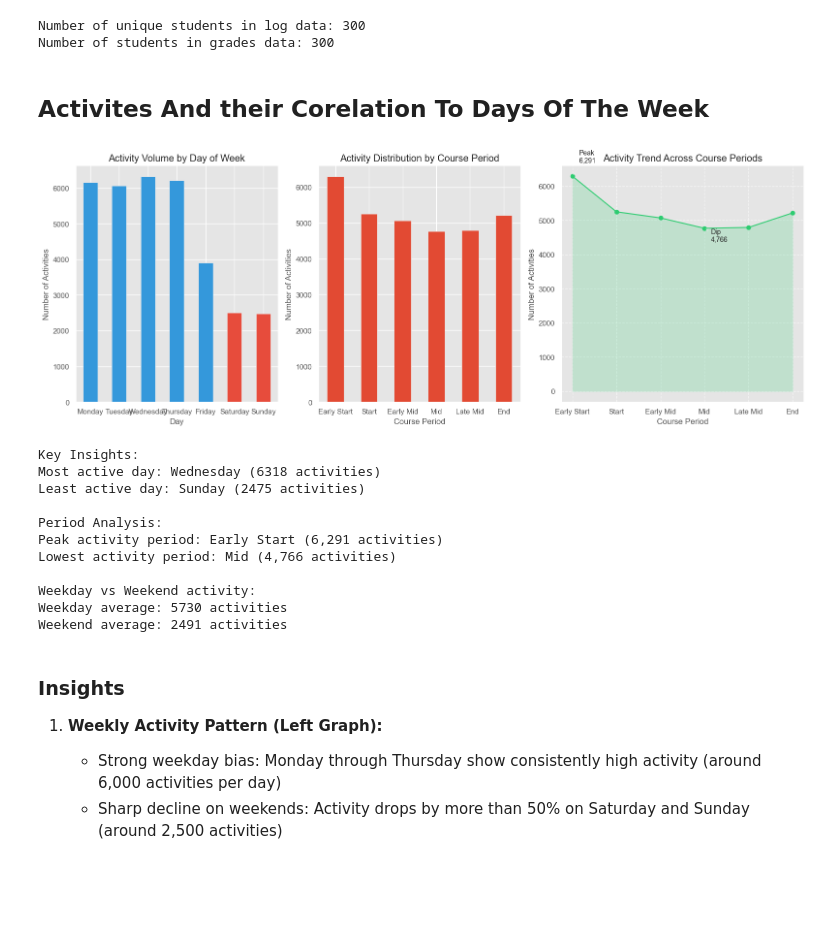
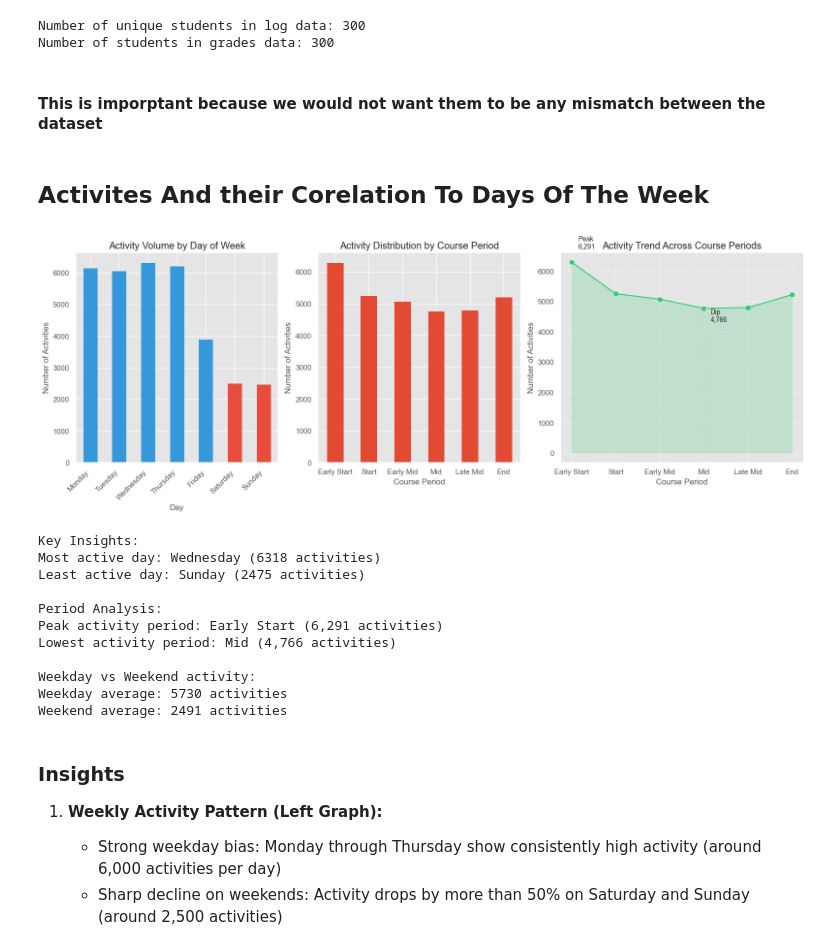
Before and after one commit to Yash-Singh-Pathania/DataScience, a Jupyter notebook: Assignemnt 2/vle_analysis.ipynb, the cells around one changed output. Saved outputs shown, nothing was run; the diff lists cells and outputs as text; code cells hidden in the pictures; blank space fills up the shorter version.

```diff
--- a/Assignemnt 2/vle_analysis.ipynb
+++ b/Assignemnt 2/vle_analysis.ipynb
@@ -28,7 +28,7 @@ warnings.filterwarnings('ignore')
 ### Preliminary
 #### Display the first few rows of each dataset
 # %%
-vle_log = pd.read_csv('vle/vle_log.csv')
+vle_log = pd.read_csv('vle/vle_log.csv', parse_dates=['date'])
 vle_grades = pd.read_csv('vle/vle_grades.csv')
 print("VLE Log Data:")
 print(vle_log.head())
@@ -113,6 +113,9 @@ dtype: int64
 # %% [markdown]
 Get summary of student activities
 # %%
+# Count the number of each activity type (needed for the bar chart)
+activity_counts = vle_log['activity'].value_counts()
+
 # Create formatted labels for visualization
 formatted_activities = {activity: format_activity_name(activity) for activity in activity_counts.index}
 
@@ -196,6 +198,8 @@ print(f"Number of students in grades data: {vle_grades['student_id'].nunique()}"
 # %% [output]
 Number of unique students in log data: 300
 Number of students in grades data: 300
+# %% [markdown]
+#### This is imporptant because we would not want them to be any mismatch between the dataset
 # %% [markdown]
 ## Activites And their Corelation To Days Of The Week
 # %%
@@ -208,91 +212,75 @@ max_date = vle_log['date'].max()
 total_days = (max_date - min_date).days + 1
 
 # Create more precise time periods
-period_length = total_days // 6  # Dividing into 6 periods for more precision
-period_dates = [
-    min_date + pd.Timedelta(days=i*period_length)
-    for i in range(7)
-]
+period_length = total_days // 6
+period_dates = [min_date + pd.Timedelta(days=i * period_length) for i in range(7)]
 period_labels = ['Early Start', 'Start', 'Early Mid', 'Mid', 'Late Mid', 'End']
-vle_log['period'] = pd.cut(
-    vle_log['date'],
-    bins=period_dates,
-    labels=period_labels
-)
+vle_log['period'] = pd.cut(vle_log['date'], bins=period_dates, labels=period_labels)
 
-# Add weekday info
 vle_log['day_of_week'] = vle_log['date'].dt.strftime('%A')
 vle_log['is_weekend'] = vle_log['day_of_week'].isin(['Saturday', 'Sunday'])
 
-# Create figure with 3 subplots
 fig = plt.figure(figsize=(16, 6))
+fig.subplots_adjust(bottom=0.20)   # give more room for x‑labels
 gs = fig.add_gridspec(1, 3, width_ratios=[1, 1, 1.2])
 
-# 1. Activity by Day of Week
+# 1. Activity by Day of Week doing this to see weekedn pattern
 ax1 = fig.add_subplot(gs[0, 0])
 days_order = ['Monday', 'Tuesday', 'Wednesday', 'Thursday', 'Friday', 'Saturday', 'Sunday']
-daily_activity = vle_log.groupby('day_of_week').size()
-daily_activity = daily_activity.reindex(days_order)
-colors = ['#3498db' if day not in ['Saturday', 'Sunday'] else '#e74c3c' for day in days_order]
+daily_activity = vle_log.groupby('day_of_week').size().reindex(days_order)
+colors = ['#3498db' if d not in ['Saturday','Sunday'] else '#e74c3c' for d in days_order]
 daily_activity.plot(kind='bar', ax=ax1, color=colors)
 ax1.set_title('Activity Volume by Day of Week')
 ax1.set_xlabel('Day')
 ax1.set_ylabel('Number of Activities')
-ax1.tick_params(axis='x', rotation=0)
+ax1.tick_params(axis='x', rotation=45)   # rotate labels
+# explicitly set horizontal alignment of tick labels
+for lbl in ax1.get_xticklabels():
+    lbl.set_ha('right')
 
-# 2. Engagement by Course Period (Bar)
+# 2. Engagement by Course Period (Bar) genral course activity
 ax2 = fig.add_subplot(gs[0, 1])
 period_activity = vle_log.groupby('period').size()
 period_activity.plot(kind='bar', ax=ax2)
 ax2.set_title('Activity Distribution by Course Period')
 ax2.set_xlabel('Course Period')
 ax2.set_ylabel('Number of Activities')
 ax2.tick_params(axis='x', rotation=0)
 
-# 3. Period Activity Trend (Line)
+# 3. Period Activity Trend (Line) see dips and curves
 ax3 = fig.add_subplot(gs[0, 2])
 period_activity.plot(kind='line', marker='o', ax=ax3, color='#2ecc71')
 ax3.fill_between(range(len(period_activity)), period_activity.values, alpha=0.2, color='#2ecc71')
 ax3.set_title('Activity Trend Across Course Periods')
 ax3.set_xlabel('Course Period')
 ax3.set_ylabel('Number of Activities')
 ax3.tick_params(axis='x', rotation=0)
 ax3.grid(True, linestyle='--', alpha=0.7)
 
-# Add peak and dip annotations
-peak_period = period_activity.idxmax()
-peak_value = period_activity.max()
-dip_period = period_activity.idxmin()
-dip_value = period_activity.min()
-
-ax3.annotate(f'Peak\n{peak_value:,.0f}',
-            xy=(period_labels.index(peak_period), peak_value),
-            xytext=(10, 20), textcoords='offset points',
-            arrowprops=dict(arrowstyle='->'))
-
-ax3.annotate(f'Dip\n{dip_value:,.0f}',
-            xy=(period_labels.index(dip_period), dip_value),
-            xytext=(10, -20), textcoords='offset points',
-            arrowprops=dict(arrowstyle='->'))
+peak_period = period_activity.idxmax(); peak_value = period_activity.max()
+dip_period = period_activity.idxmin(); dip_value = period_activity.min()
+ax3.annotate(f'Peak\n{peak_value:,.0f}', xy=(period_labels.index(peak_period), peak_value),
+             xytext=(10, 20), textcoords='offset points', arrowprops=dict(arrowstyle='->'))
+ax3.annotate(f'Dip\n{dip_value:,.0f}', xy=(period_labels.index(dip_period), dip_value),
+             xytext=(10, -20), textcoords='offset points', arrowprops=dict(arrowstyle='->'))
 
 plt.tight_layout()
-# Save figure in figures folder
 plt.savefig('figures/student_engagement_detailed_analysis.png', bbox_inches='tight')
 plt.show()
 plt.close()
 
-# Print some key insights
+# Print key insights
 print("\nKey Insights:")
 print(f"Most active day: {daily_activity.idxmax()} ({daily_activity.max()} activities)")
 print(f"Least active day: {daily_activity.idxmin()} ({daily_activity.min()} activities)")
 print("\nPeriod Analysis:")
 print(f"Peak activity period: {peak_period} ({peak_value:,.0f} activities)")
 print(f"Lowest activity period: {dip_period} ({dip_value:,.0f} activities)")
 print("\nWeekday vs Weekend activity:")
 print(f"Weekday average: {vle_log[~vle_log['is_weekend']].groupby('day_of_week').size().mean():.0f} activities")
 print(f"Weekend average: {vle_log[vle_log['is_weekend']].groupby('day_of_week').size().mean():.0f} activities")
 # %% [output]
-[figure, old version]
+[figure, new version]
 Key Insights:
 Most active day: Wednesday (6318 activities)
 Least active day: Sunday (2475 activities)
```
Also changed, not shown: parts of 33 cells of this notebook, 24 other files.
